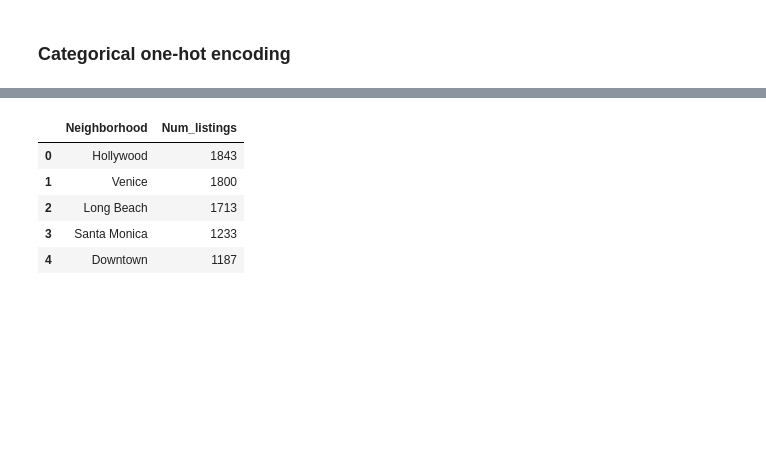
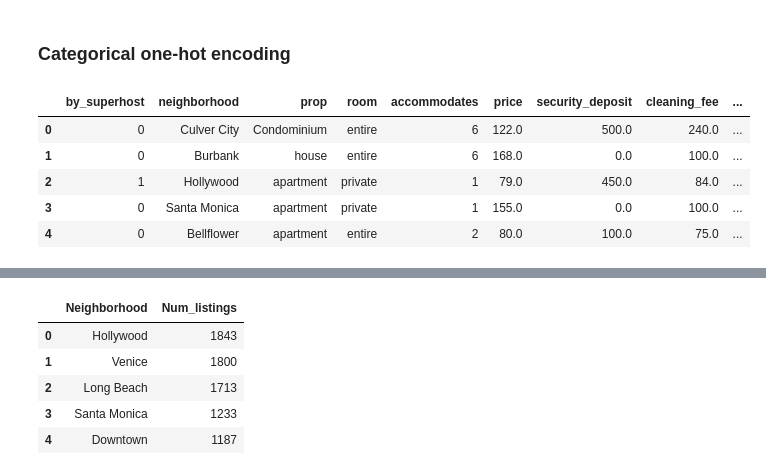
Before and after one commit to tri-bui/airbnb-la-listings, a Jupyter notebook: 3-modeling.ipynb, the cells around one changed output, grey strips where cells are left out. Drawn from its saved outputs; the diff is of its cells as text; code cells hidden in the pictures; blank space fills up the shorter version.

```diff
--- a/3-modeling.ipynb
+++ b/3-modeling.ipynb
@@ -174,3 +176,19 @@ list765.shape
 ***
 # %% [markdown]
 ### Categorical one-hot encoding
+# %%
+# Rename variables
+list765.rename({'property_type': 'prop', 'room_type': 'room', 'cancellation_policy': 'cancel'}, axis=1, inplace=True)
+
+# Rename labels
+list765.prop.replace(['Apartment', 'House'], ['apartment', 'house'], inplace=True)
+list765.room.replace(['Entire home/apt', 'Private room'], ['entire', 'private'], inplace=True)
+
+list765.head()
+# %% [output]
+|  | by_superhost | neighborhood | prop | room | accommodates | price | security_deposit | cleaning_fee | ... |
+| 0 | 0 | Culver City | Condominium | entire | 6 | 122.0 | 500.0 | 240.0 | ... |
+| 1 | 0 | Burbank | house | entire | 6 | 168.0 | 0.0 | 100.0 | ... |
+| 2 | 1 | Hollywood | apartment | private | 1 | 79.0 | 450.0 | 84.0 | ... |
+| 3 | 0 | Santa Monica | apartment | private | 1 | 155.0 | 0.0 | 100.0 | ... |
+| 4 | 0 | Bellflower | apartment | entire | 2 | 80.0 | 100.0 | 75.0 | ... |
```
Also changed, not shown: parts of 18 cells of this notebook, 1 other file.
